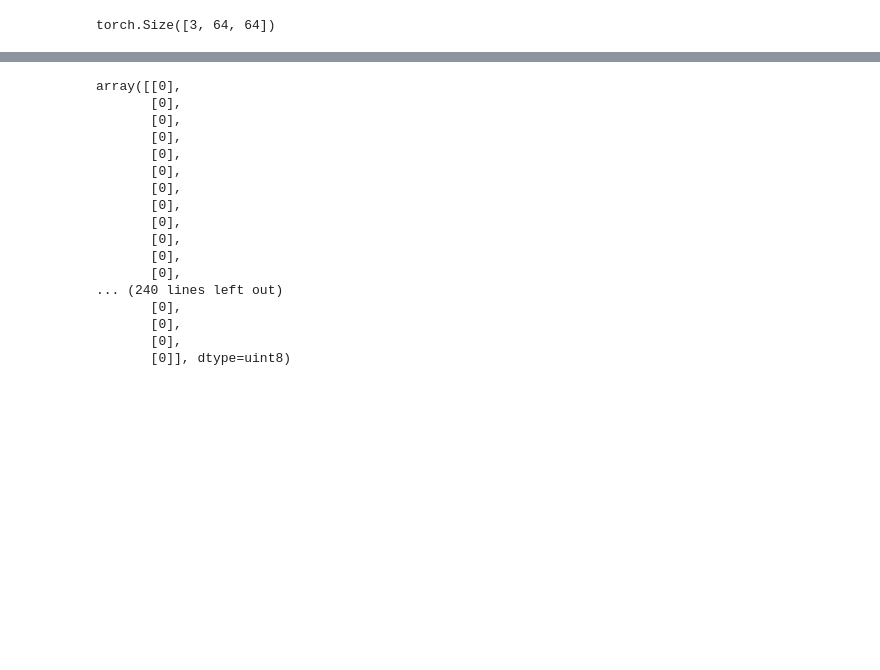
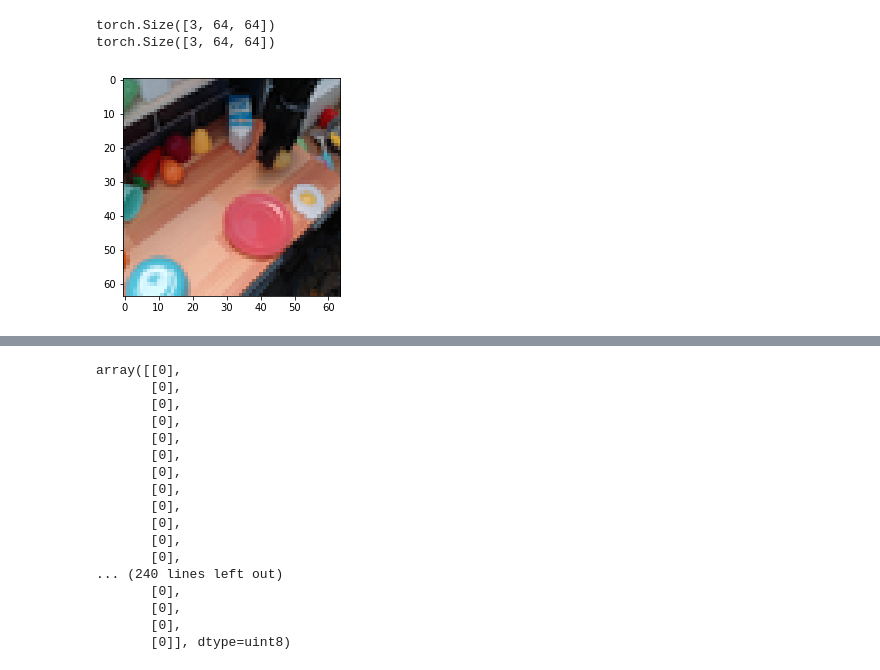
Before and after one commit to Asap7772/cog, a Jupyter notebook: examples/kitchen_buffer_view.ipynb, the cells around one changed output, grey strips where cells are left out. Drawn from its saved outputs; the diff is of its cells as text; code cells hidden in the pictures; blank space fills up the shorter version.

```diff
--- a/examples/kitchen_buffer_view.ipynb
+++ b/examples/kitchen_buffer_view.ipynb
@@ -64,19 +36,24 @@ dict_keys(['observations', 'actions', 'next_actions', 'rewards', 'mcrewards', 'o
 # %%
 img_tens = ptu.from_numpy(batch['observations'][1].reshape(3,64,64))
 print(img_tens.shape)
 inv_idx = torch.arange(img_tens.size(0)-1, -1, -1).long()
 img_tens = img_tens[inv_idx]
 
+img_tens_otro = ptu.from_numpy(batch['other_viewpoints'][1][1].reshape(3,64,64))
+print(img_tens_otro.shape)
 
 def plot_img(obs_img):
     if type(obs_img) == torch.Tensor:
         from torchvision import transforms
         im_new = transforms.ToPILImage()(obs_img.cpu())
     else:
         im_new = obs_img
     plt.imshow(im_new)
+plot_img(img_tens_otro)
 # %% [output]
 torch.Size([3, 64, 64])
+torch.Size([3, 64, 64])
+[figure, added]
 # %%
 img_tens
 # %% [output]
```
Also changed, not shown: parts of 8 cells of this notebook, 5 other files.
